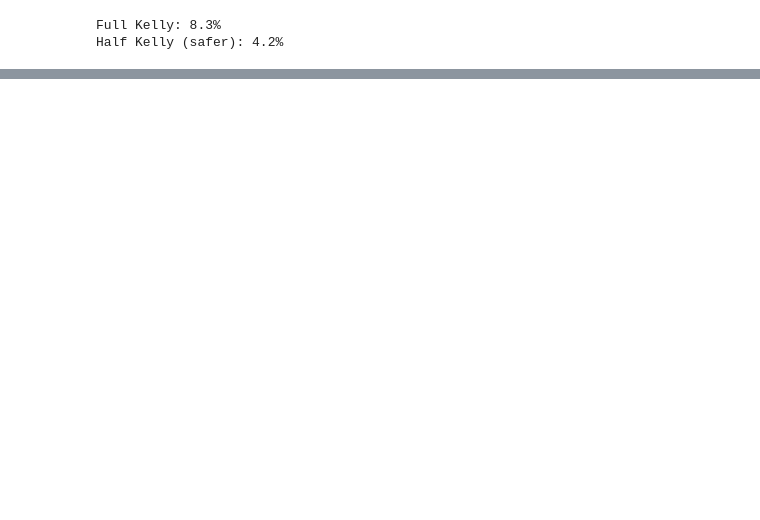
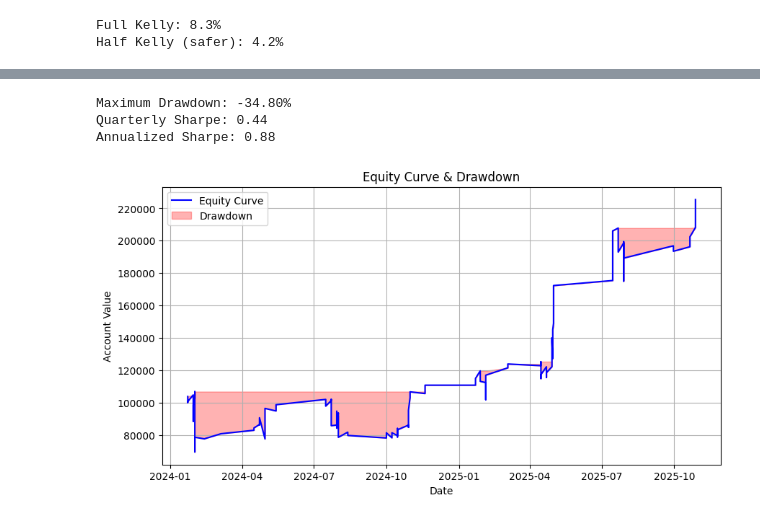
Before and after one commit to Chinar-byte/FINS3666-Group-Project, a Jupyter notebook: backtest_master.ipynb, the cells around one changed output, grey strips where cells are left out. Cells and saved outputs as stored; diff of their text form; code cells hidden in the pictures; blank space fills up the shorter version.

```diff
--- a/backtest_master.ipynb
+++ b/backtest_master.ipynb
@@ -144,0 +133,48 @@ backtest
+# %%
+import matplotlib.pyplot as plt
+
+
+account_values = backtest["MONEY"]
+
+#Compute returns
+returns = account_values.pct_change().fillna(0)
+
+#Maximum Drawdown (MDD)
+running_max = account_values.cummax()
+drawdown = (account_values - running_max) / running_max
+max_drawdown = drawdown.min()
+print(f"Maximum Drawdown: {max_drawdown:.2%}")
+
+earning_dates = pd.to_datetime(backtest["earning_date"])
+# Assign each trade to a quarter, compute per-quarter returns, and subtract quarterly rfr
+backtest["quarter"] = earning_dates.dt.to_period("Q")
+quarterly_returns = backtest.groupby("quarter")["MONEY"].agg(['first', 'last'])
+quarterly_returns['return'] = (quarterly_returns['last'] - quarterly_returns['first']) / quarterly_returns['first']
+rfr_quarter = 0.045 / 4
+quarterly_returns['excess_return'] = quarterly_returns['return'] - rfr_quarter
+
+#Sharpe ratio per quarter
+sharpe_per_quarter = quarterly_returns['excess_return'].mean() / quarterly_returns['excess_return'].std()
+
+#Annualize Sharpe (4 quarters/year)
+sharpe_annualized = sharpe_per_quarter * np.sqrt(4)
+
+print(f"Quarterly Sharpe: {sharpe_per_quarter:.2f}")
+print(f"Annualized Sharpe: {sharpe_annualized:.2f}")
+
+
+plt.figure(figsize=(10,5))
+plt.plot(backtest["earning_date"], account_values, label='Equity Curve', color='blue')
+plt.fill_between(backtest["earning_date"], account_values, account_values.cummax(),
+                 color='red', alpha=0.3, label='Drawdown')
+plt.title('Equity Curve & Drawdown')
+plt.xlabel('Date')
+plt.ylabel('Account Value')
+plt.legend()
+plt.grid(True)
+plt.show()
+# %% [output]
+Maximum Drawdown: -34.80%
+Quarterly Sharpe: 0.44
+Annualized Sharpe: 0.88
+[figure, added]
```
Also changed, not shown: parts of 6 cells of this notebook, 1 other file.
